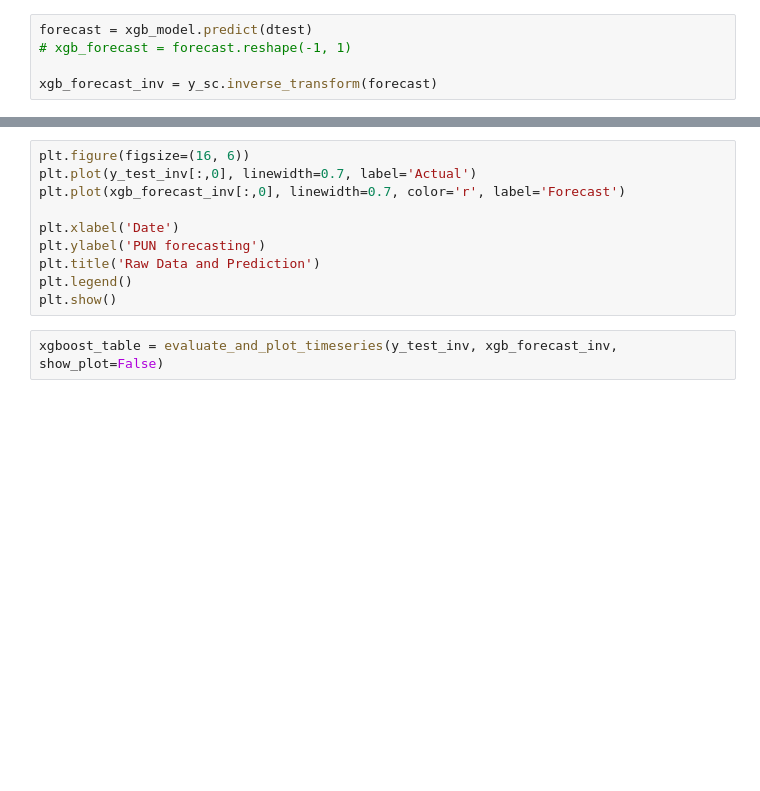
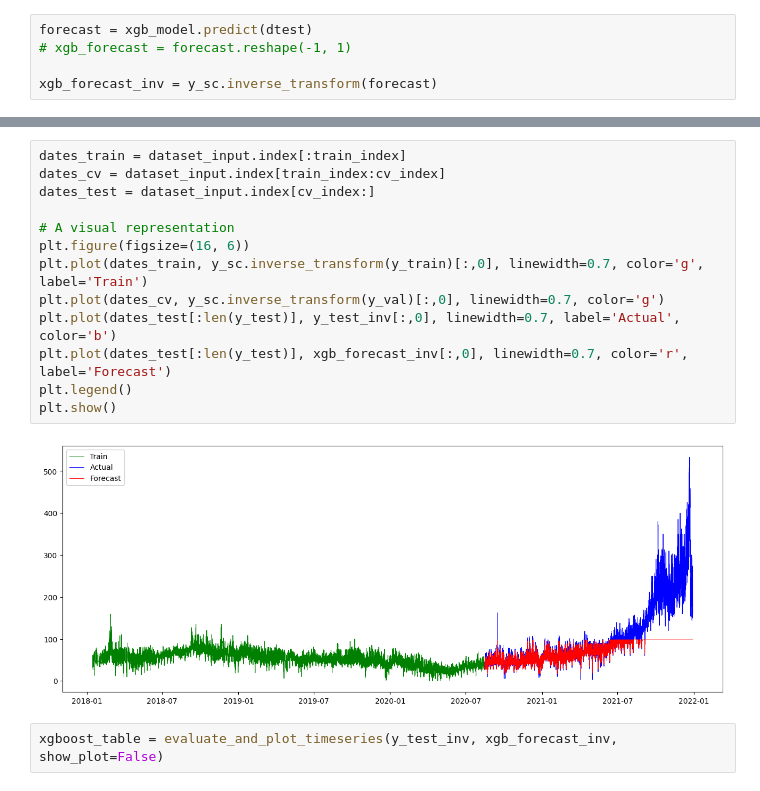
Before and after one commit to GiovanniPerri23/master_thesis, a Jupyter notebook: notebooks_try/XGBoost_model.ipynb, the cells around one changed output, grey strips where cells are left out. Saved outputs shown, nothing was run; the diff lists cells and outputs as text; blank space fills up the shorter version.

```diff
--- a/notebooks_try/XGBoost_model.ipynb
+++ b/notebooks_try/XGBoost_model.ipynb
@@ -185,13 +190,18 @@ DMatrix rows: 7490, columns: 144
 # %%
+dates_train = dataset_input.index[:train_index]
+dates_cv = dataset_input.index[train_index:cv_index]
+dates_test = dataset_input.index[cv_index:]
+
+# A visual representation
 plt.figure(figsize=(16, 6))
-plt.plot(y_test_inv[:,0], linewidth=0.7, label='Actual')
-plt.plot(xgb_forecast_inv[:,0], linewidth=0.7, color='r', label='Forecast')
-
-plt.xlabel('Date')
-plt.ylabel('PUN forecasting')
-plt.title('Raw Data and Prediction')
+plt.plot(dates_train, y_sc.inverse_transform(y_train)[:,0], linewidth=0.7, color='g', label='Train')
+plt.plot(dates_cv, y_sc.inverse_transform(y_val)[:,0], linewidth=0.7, color='g')
+plt.plot(dates_test[:len(y_test)], y_test_inv[:,0], linewidth=0.7, label='Actual', color='b')
+plt.plot(dates_test[:len(y_test)], xgb_forecast_inv[:,0], linewidth=0.7, color='r', label='Forecast')
 plt.legend()
 plt.show()
+# %% [output]
+[figure, added]
 # %%
 xgboost_table = evaluate_and_plot_timeseries(y_test_inv, xgb_forecast_inv, show_plot=False)
 # %%
```
Also changed, not shown: parts of 6 cells of this notebook, 1 other file.
